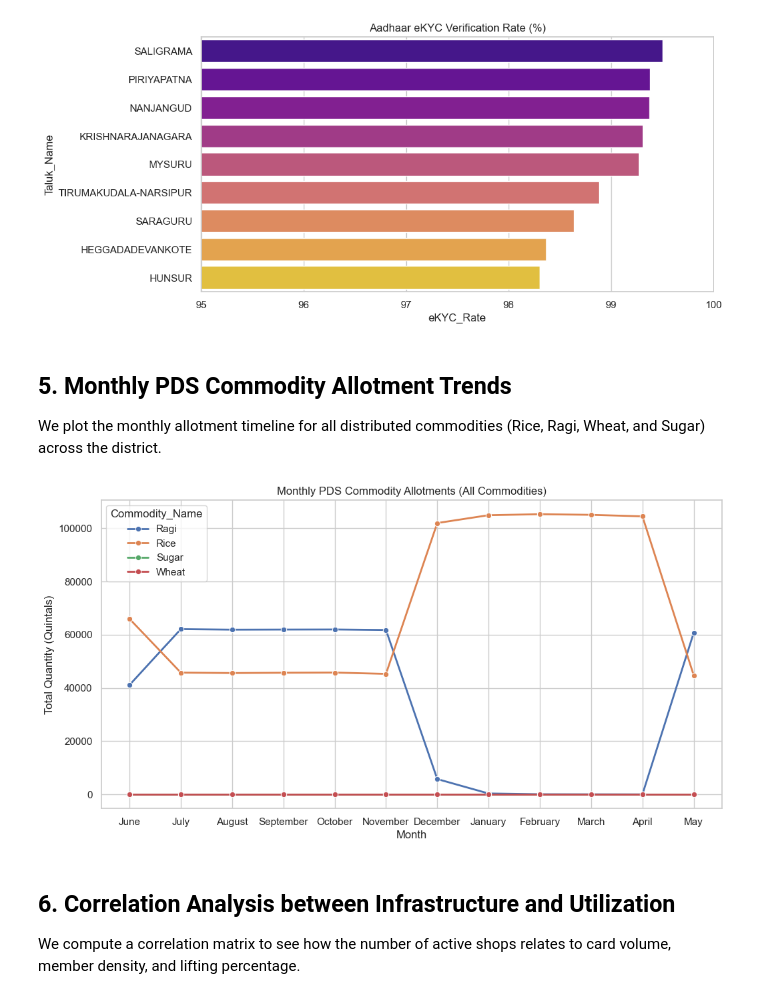
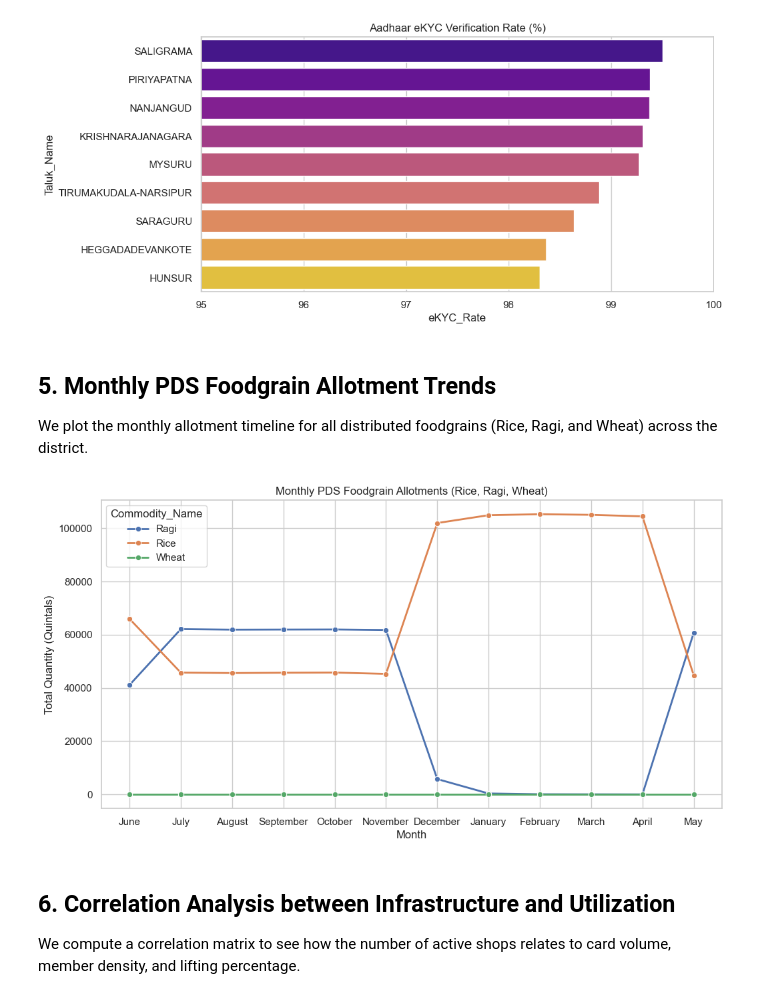
Before and after one commit to jeevanms003/Mysuru-PDS-Data-Mining, a Jupyter notebook: mysuru_ration_analysis.ipynb, the cells around one changed output. Cells and saved outputs as stored; diff of their text form; code cells hidden in the pictures.

Commit message:
fix(fact-5): plot only grains (Rice, Ragi, Wheat) in Fact 5, excluding Sugar

```diff
--- a/mysuru_ration_analysis.ipynb
+++ b/mysuru_ration_analysis.ipynb
@@ -157,20 +157,20 @@ Passing `palette` without assigning `hue` is deprecated and will be removed in v
   sns.barplot(data=ekyc_summary, x="eKYC_Rate", y="Taluk_Name", palette="plasma")
 [figure]
 # %% [markdown]
-## 5. Monthly PDS Commodity Allotment Trends
-We plot the monthly allotment timeline for all distributed commodities (Rice, Ragi, Wheat, and Sugar) across the district.
+## 5. Monthly PDS Foodgrain Allotment Trends
+We plot the monthly allotment timeline for all distributed foodgrains (Rice, Ragi, and Wheat) across the district.
 # %%
 month_order = ["June", "July", "August", "September", "October", "November", "December", "January", "February", "March", "April", "May"]
 df['Month'] = pd.Categorical(df['Month'], categories=month_order, ordered=True)
 monthly_allot = df.groupby(["Month", "Commodity_Name"], observed=False)["Quantity_Allotted_NFSA_Qtls"].sum().reset_index()
 
 plt.figure(figsize=(12, 6))
-sns.lineplot(data=monthly_allot, x="Month", y="Quantity_Allotted_NFSA_Qtls", hue="Commodity_Name", marker="o", linewidth=2)
-plt.title("Monthly PDS Commodity Allotments (All Commodities)")
+sns.lineplot(data=monthly_allot[monthly_allot["Commodity_Name"].isin(["Rice", "Ragi", "Wheat"])], x="Month", y="Quantity_Allotted_NFSA_Qtls", hue="Commodity_Name", marker="o", linewidth=2)
+plt.title("Monthly PDS Foodgrain Allotments (Rice, Ragi, Wheat)")
 plt.ylabel("Total Quantity (Quintals)")
 plt.show()
 # %% [output]
-[figure, old version]
+[figure, new version]
 # %% [markdown]
 ## 6. Correlation Analysis between Infrastructure and Utilization
 We compute a correlation matrix to see how the number of active shops relates to card volume, member density, and lifting percentage.
```
